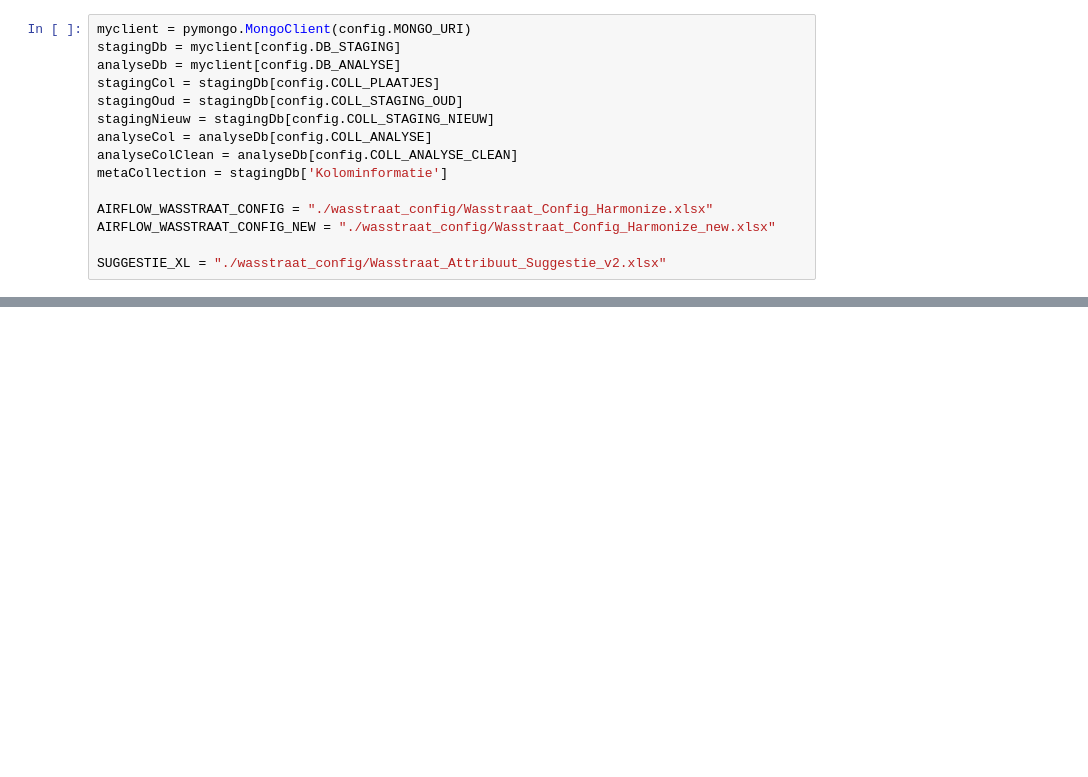
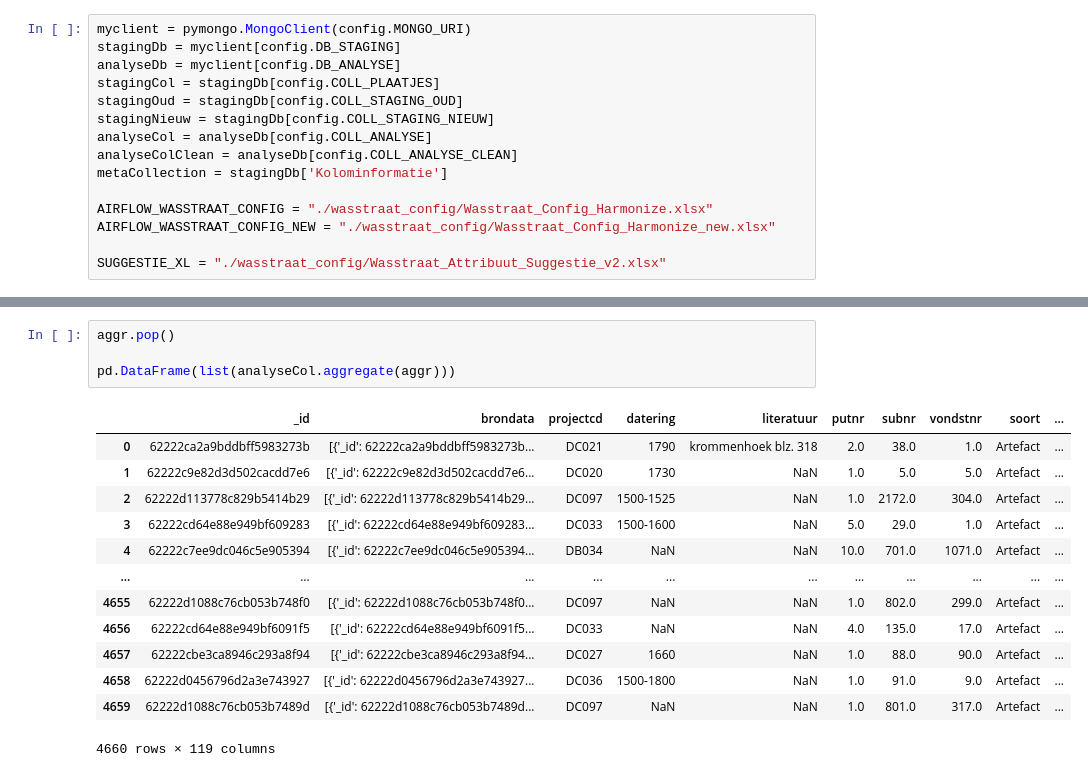
Before and after one commit to brienen/wasstraat_archeologische_data, a Jupyter notebook: notebooks/Untitled.ipynb, the cells around one changed output, grey strips where cells are left out. Saved outputs shown, nothing was run; the diff lists cells and outputs as text; blank space fills up the shorter version.

```diff
--- a/notebooks/Untitled.ipynb
+++ b/notebooks/Untitled.ipynb
@@ -154,0 +238,18 @@ for st in show_fieldsets:
+# %%
+aggr.pop()
+
+pd.DataFrame(list(analyseCol.aggregate(aggr)))
+# %% [output]
+|  | _id | brondata | projectcd | datering | literatuur | putnr | subnr | vondstnr | soort | ... |
+| 0 | 62222ca2a9bddbff5983273b | [{'_id': 62222ca2a9bddbff5983273b... | DC021 | 1790 | krommenhoek blz. 318 | 2.0 | 38.0 | 1.0 | Artefact | ... |
+| 1 | 62222c9e82d3d502cacdd7e6 | [{'_id': 62222c9e82d3d502cacdd7e6... | DC020 | 1730 | NaN | 1.0 | 5.0 | 5.0 | Artefact | ... |
+| 2 | 62222d113778c829b5414b29 | [{'_id': 62222d113778c829b5414b29... | DC097 | 1500-1525 | NaN | 1.0 | 2172.0 | 304.0 | Artefact | ... |
+| 3 | 62222cd64e88e949bf609283 | [{'_id': 62222cd64e88e949bf609283... | DC033 | 1500-1600 | NaN | 5.0 | 29.0 | 1.0 | Artefact | ... |
+| 4 | 62222c7ee9dc046c5e905394 | [{'_id': 62222c7ee9dc046c5e905394... | DB034 | NaN | NaN | 10.0 | 701.0 | 1071.0 | Artefact | ... |
+| ... | ... | ... | ... | ... | ... | ... | ... | ... | ... | ... |
+| 4655 | 62222d1088c76cb053b748f0 | [{'_id': 62222d1088c76cb053b748f0... | DC097 | NaN | NaN | 1.0 | 802.0 | 299.0 | Artefact | ... |
+| 4656 | 62222cd64e88e949bf6091f5 | [{'_id': 62222cd64e88e949bf6091f5... | DC033 | NaN | NaN | 4.0 | 135.0 | 17.0 | Artefact | ... |
+| 4657 | 62222cbe3ca8946c293a8f94 | [{'_id': 62222cbe3ca8946c293a8f94... | DC027 | 1660 | NaN | 1.0 | 88.0 | 90.0 | Artefact | ... |
+| 4658 | 62222d0456796d2a3e743927 | [{'_id': 62222d0456796d2a3e743927... | DC036 | 1500-1800 | NaN | 1.0 | 91.0 | 9.0 | Artefact | ... |
+| 4659 | 62222d1088c76cb053b7489d | [{'_id': 62222d1088c76cb053b7489d... | DC097 | NaN | NaN | 1.0 | 801.0 | 317.0 | Artefact | ... |
+4660 rows × 119 columns
```
Also changed, not shown: parts of 16 cells of this notebook, 14 other files.
